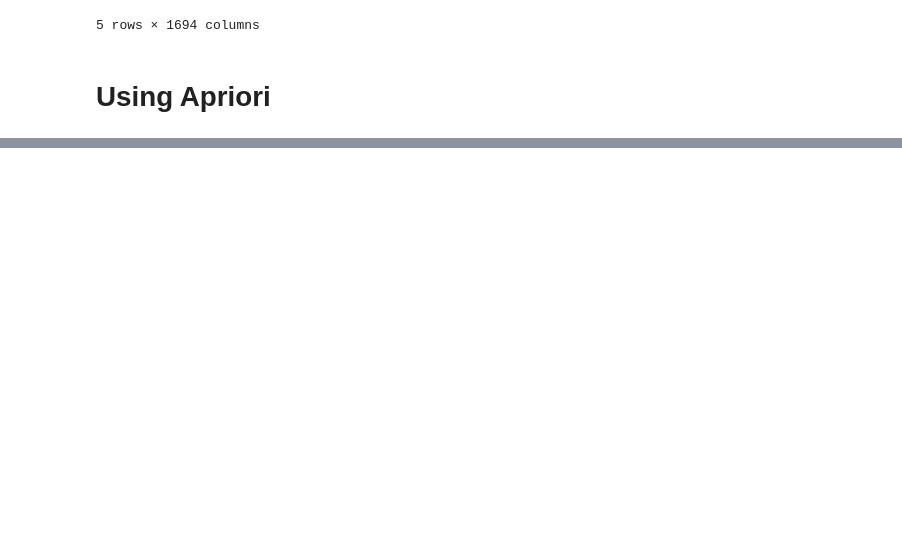
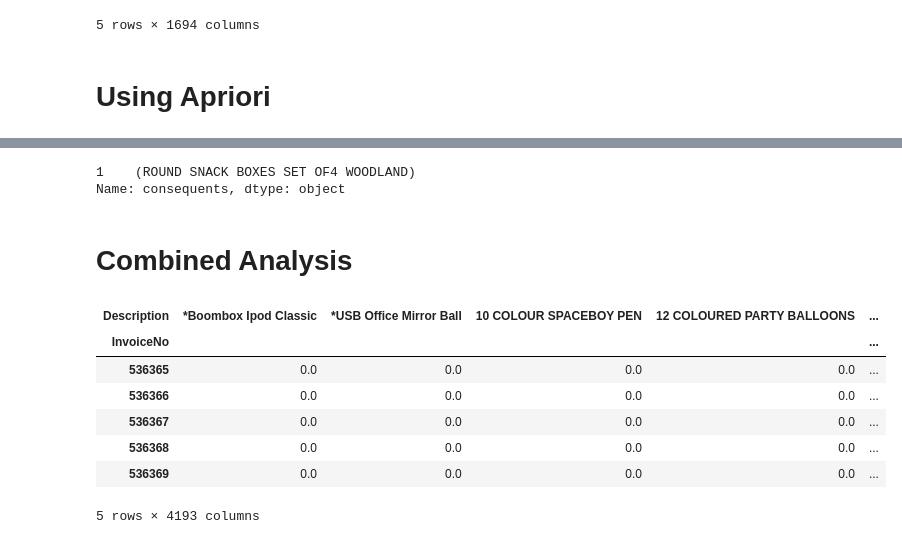
Before and after one commit to r567v/Apriori-on-Online-transactions, a Jupyter notebook: Apriori.ipynb, the cells around one changed output, grey strips where cells are left out. Drawn from its saved outputs; the diff is of its cells as text; code cells hidden in the pictures; blank space fills up the shorter version.

```diff
--- a/Apriori.ipynb
+++ b/Apriori.ipynb
@@ -217,3 +234,12 @@ rules
 |  | antecedents | consequents | antecedent support | consequent support | support | confidence | lift | ... |
 | 1 | (ROUND SNACK BOXES SET OF 4 FRUITS) | (ROUND SNACK BOXES SET OF4 WOODLAND) | 0.160356 | 0.249443 | 0.13363 | 0.833333 | 3.340774 | ... |
 | 0 | (ROUND SNACK BOXES SET OF4 WOODLAND) | (ROUND SNACK BOXES SET OF 4 FRUITS) | 0.249443 | 0.160356 | 0.13363 | 0.535714 | 3.340774 | ... |
+# %%
+Item = {'ROUND SNACK BOXES SET OF 4 FRUITS'}
+
+rules[rules['antecedents']== Item]['consequents']
+# %% [output]
+1    (ROUND SNACK BOXES SET OF4 WOODLAND)
+Name: consequents, dtype: object
+# %% [markdown]
+# Combined Analysis
@@ -219,0 +251,11 @@ rules
+# %%
+basket.head()
+# %% [output]
+| Description | *Boombox Ipod Classic | *USB Office Mirror Ball | 10 COLOUR SPACEBOY PEN | 12 COLOURED PARTY BALLOONS | ... |
+| InvoiceNo |  |  |  |  | ... |
+| 536365 | 0.0 | 0.0 | 0.0 | 0.0 | ... |
+| 536366 | 0.0 | 0.0 | 0.0 | 0.0 | ... |
+| 536367 | 0.0 | 0.0 | 0.0 | 0.0 | ... |
+| 536368 | 0.0 | 0.0 | 0.0 | 0.0 | ... |
+| 536369 | 0.0 | 0.0 | 0.0 | 0.0 | ... |
+5 rows × 4193 columns
```
Also changed, not shown: parts of 34 cells of this notebook.
